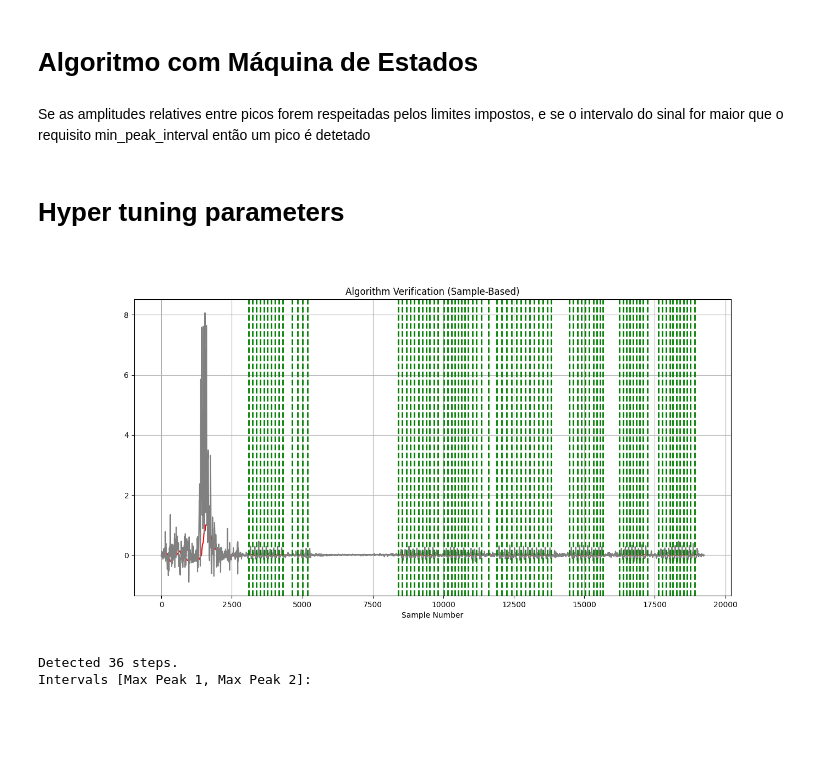
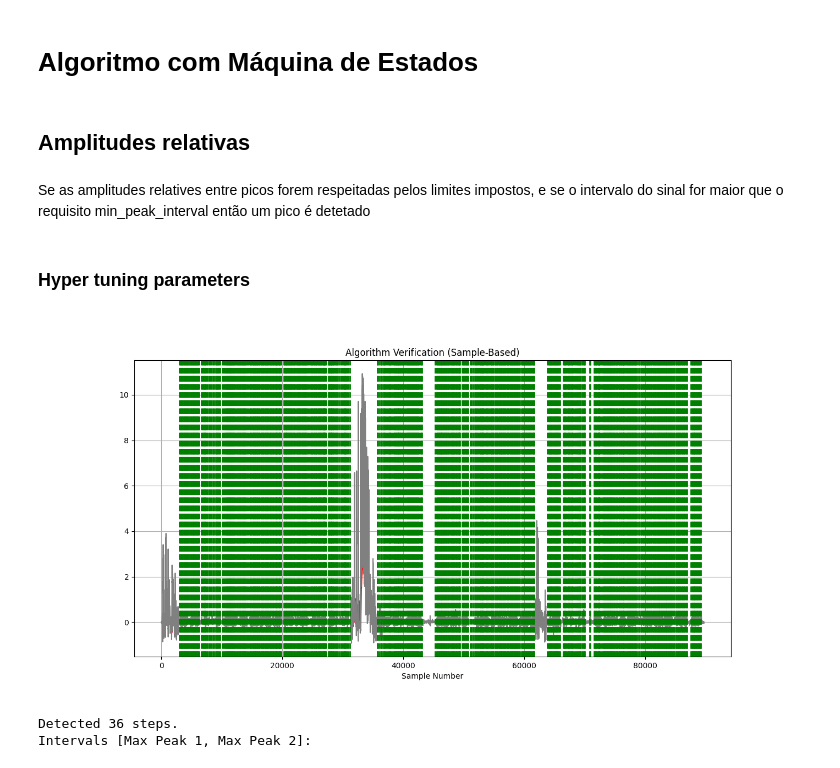
Before and after one commit to farrucho/StepCounter-TSC, a Jupyter notebook: analisar/main.ipynb, the cells around one changed output. Saved outputs shown, nothing was run; the diff lists cells and outputs as text; code cells hidden in the pictures; blank space fills up the shorter version.

```diff
--- a/analisar/main.ipynb
+++ b/analisar/main.ipynb
@@ -278,6 +278,8 @@ plt.show()
 [figure]
 # %% [markdown]
 # Algoritmo com Máquina de Estados
+# %% [markdown]
+## Amplitudes relativas
 # %% [markdown]
 Se as amplitudes relatives entre picos forem respeitadas pelos limites impostos, e se o intervalo do sinal for maior que o requisito min_peak_interval então um pico é detetado
 # %%
@@ -364,43 +366,43 @@ def find_step_intervals_by_diff(signal, min_peak_interval,
 
     return step_intervals
 # %% [markdown]
-# Hyper tuning parameters
+### Hyper tuning parameters
 # %%
 import pandas as pd
 import matplotlib.pyplot as plt
 
 # Load the recorded data and your manual sample numbers
-sensor_data = pd.read_csv("../data/sensor_data.csv")
-manual_steps = pd.read_csv("../data/manual_step_samples.csv")
+sensor_data = pd.read_csv("../data/500steps_xico_sensor_data.csv")
+manual_steps = pd.read_csv("../data/500steps_xico_manual_step_samples.csv")
 
 # This will give you a list of detected step *indices*, which is exactly what you need.
 # For example:
 # detected_step_indices = [150, 220, 285, ...]
 
 sensor_data['ax_lp'] = exponential_moving_average(sensor_data['ax'] , alpha=alpha)
 sensor_data['ay_lp'] = exponential_moving_average(sensor_data['ay'] , alpha=alpha)
 sensor_data['az_lp'] = exponential_moving_average(sensor_data['az'] , alpha=alpha)
 
 sensor_data['accel_magnitude_lp'] = np.sqrt(sensor_data['ax_lp']**2 + sensor_data['ay_lp']**2 + sensor_data['az_lp']**2) - 1
 sensor_data['accel_magnitude'] = np.sqrt(sensor_data['ax']**2 + sensor_data['ay']**2 + sensor_data['az']**2) - 1
 
 signal = np.array(simple_moving_average(sensor_data['accel_magnitude_lp'], optimal_w))
 
 plt.figure(figsize=(14, 7))
 plt.plot(signal, label='Processed Accel Signal',color='red')
 plt.plot(sensor_data['accel_magnitude'], label='Raw Accel Signal', color='gray')
 
 # Plot the manual steps as vertical lines at the recorded sample numbers
 for sample_num in manual_steps['sample_number']:
     plt.axvline(x=sample_num, color='g', linestyle='--', linewidth=2, label='Manual Step (Ground Truth)')
 
 
 plt.title("Algorithm Verification (Sample-Based)")
 plt.xlabel("Sample Number")
 plt.grid(True)
 plt.show()
 # %% [output]
-[figure, old version]
+[figure, new version]
 # %%
 # 3. Call the new function
 detected_intervals = find_step_intervals_by_diff(
```
Also changed, not shown: parts of 15 cells of this notebook, 5 other files.
